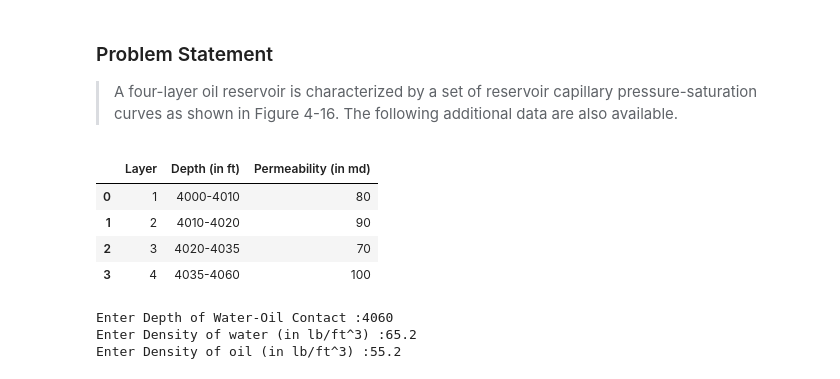
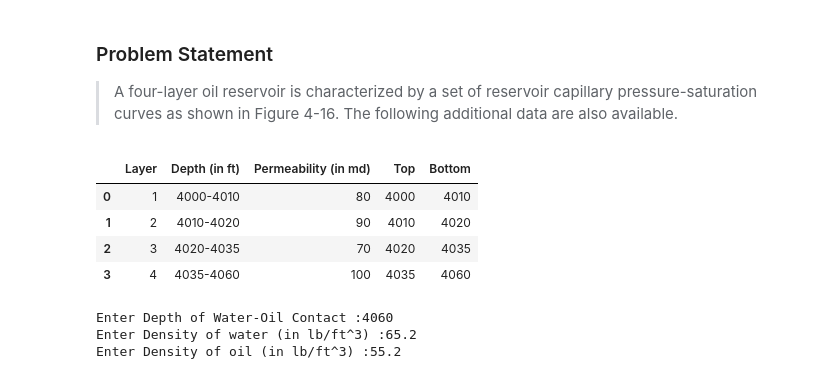
Before and after one commit to Madara123455/Energy-DA-for-Petroleum, a Jupyter notebook: Water_Saturation_Profiling_in_Layered_Reservoirs.ipynb, the cells around one changed output. Saved outputs shown, nothing was run; the diff lists cells and outputs as text; code cells hidden in the pictures.

```diff
--- a/Water_Saturation_Profiling_in_Layered_Reservoirs.ipynb
+++ b/Water_Saturation_Profiling_in_Layered_Reservoirs.ipynb
@@ -11,14 +12,16 @@ import matplotlib.pyplot as plt
 # %%
 # Importing Data of Layered Reservoirs:
 dict = {"Layer":[1,2,3,4],"Depth (in ft)": ["4000-4010","4010-4020","4020-4035","4035-4060"],"Permeability (in md)":[80,90,70,100]}
-df = pd.DataFrame(dict)
-df
+df_1 = pd.DataFrame(dict)
+df_1['Top']  = df_1['Depth (in ft)'].str.split('-').str[0].astype(int)
+df_1['Bottom']  = df_1['Depth (in ft)'].str.split('-').str[1].astype(int)
+df_1
 # %% [output]
-|  | Layer | Depth (in ft) | Permeability (in md) |
-| 0 | 1 | 4000-4010 | 80 |
-| 1 | 2 | 4010-4020 | 90 |
-| 2 | 3 | 4020-4035 | 70 |
-| 3 | 4 | 4035-4060 | 100 |
+|  | Layer | Depth (in ft) | Permeability (in md) | Top | Bottom |
+| 0 | 1 | 4000-4010 | 80 | 4000 | 4010 |
+| 1 | 2 | 4010-4020 | 90 | 4010 | 4020 |
+| 2 | 3 | 4020-4035 | 70 | 4020 | 4035 |
+| 3 | 4 | 4035-4060 | 100 | 4035 | 4060 |
 # %%
 WOC = int(input("Enter Depth of Water-Oil Contact :"))
 D_w = float(input("Enter Density of water (in lb/ft^3) :"))
```
Also changed, not shown: parts of 12 cells of this notebook.
